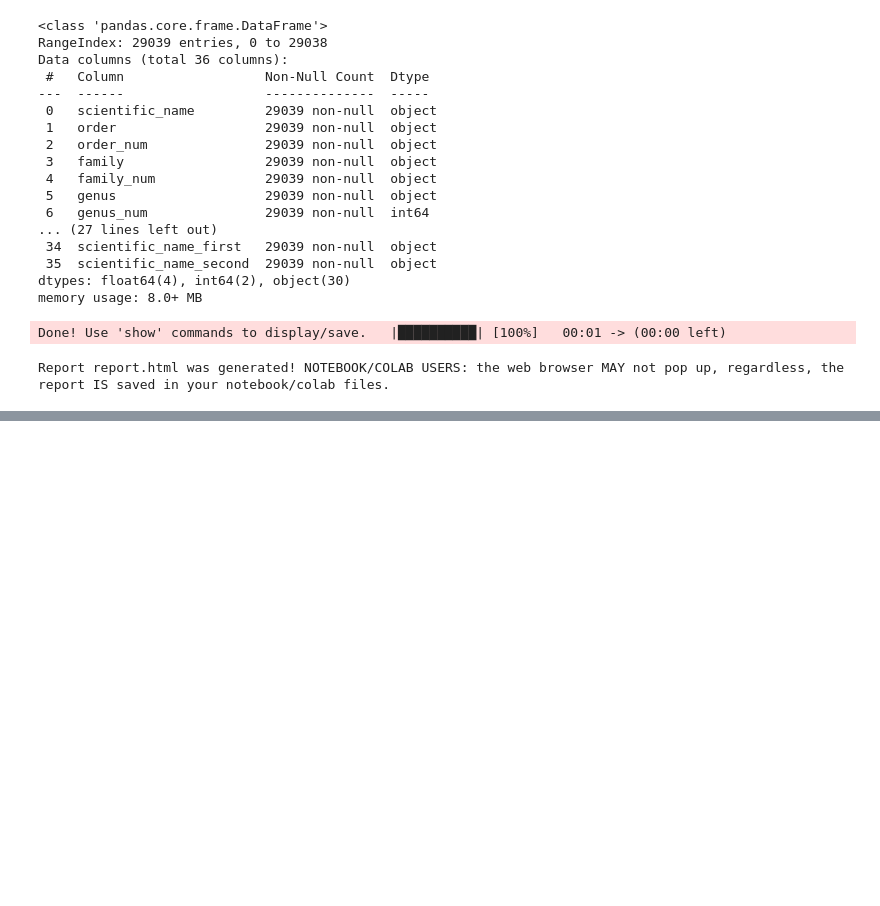
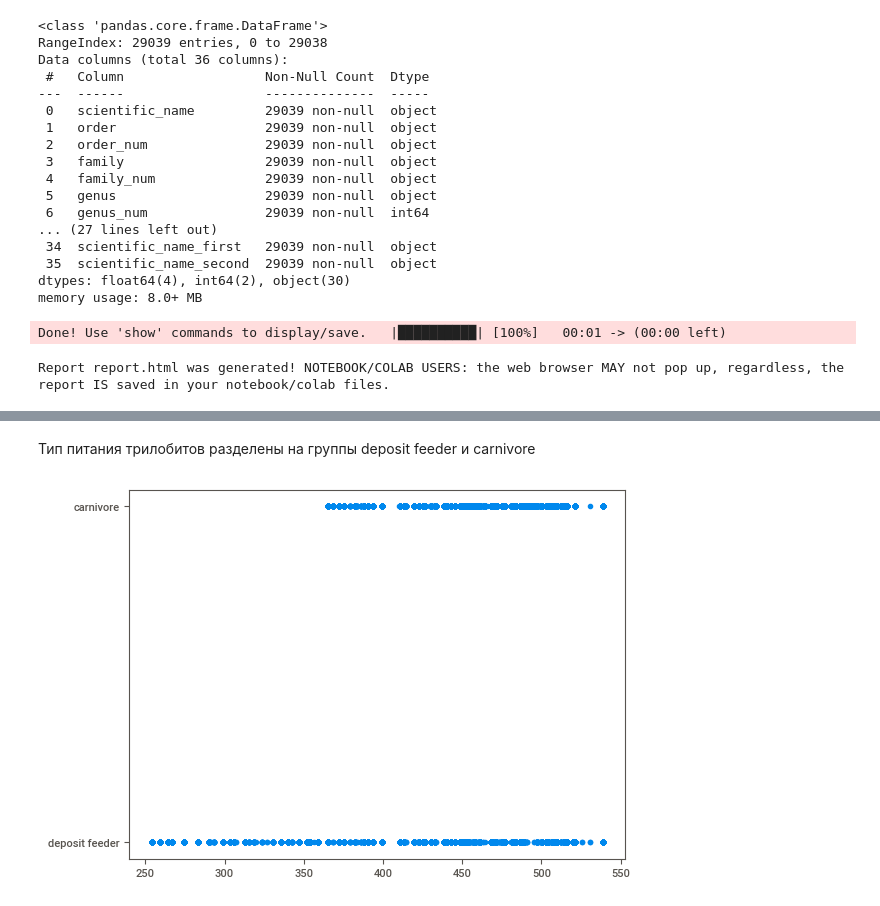
Before and after one commit to MaGNeT49/practiceML, a Jupyter notebook: test.ipynb, the cells around one changed output, grey strips where cells are left out. Drawn from its saved outputs; the diff is of its cells as text; code cells hidden in the pictures; blank space fills up the shorter version.

```diff
--- a/test.ipynb
+++ b/test.ipynb
@@ -81,3 +127,5 @@ df['count_mode'] = df['preservation_mode'].apply(count_arch)
+# %% [markdown]
+Тип питания трилобитов разделены на группы deposit feeder и carnivore
 # %%
 replaceDiet = {"detritivore" : "deposit feeder",
                 "microcarnivore" : "carnivore",
@@ -85,3 +133,12 @@ replaceDiet = {"detritivore" : "deposit feeder",
                 "suspension feeder" : "deposit feeder"}
 
 df["new_diet"] = df["diet"].replace(replaceDiet)
+# %%
+x = df["max_age_mya"]
+y = df["new_diet"]
+
+plt.scatter(x, y)
+
+plt.show()
+# %% [output]
+[figure, added]
```
Also changed, not shown: parts of 12 cells of this notebook, 12 other files.
